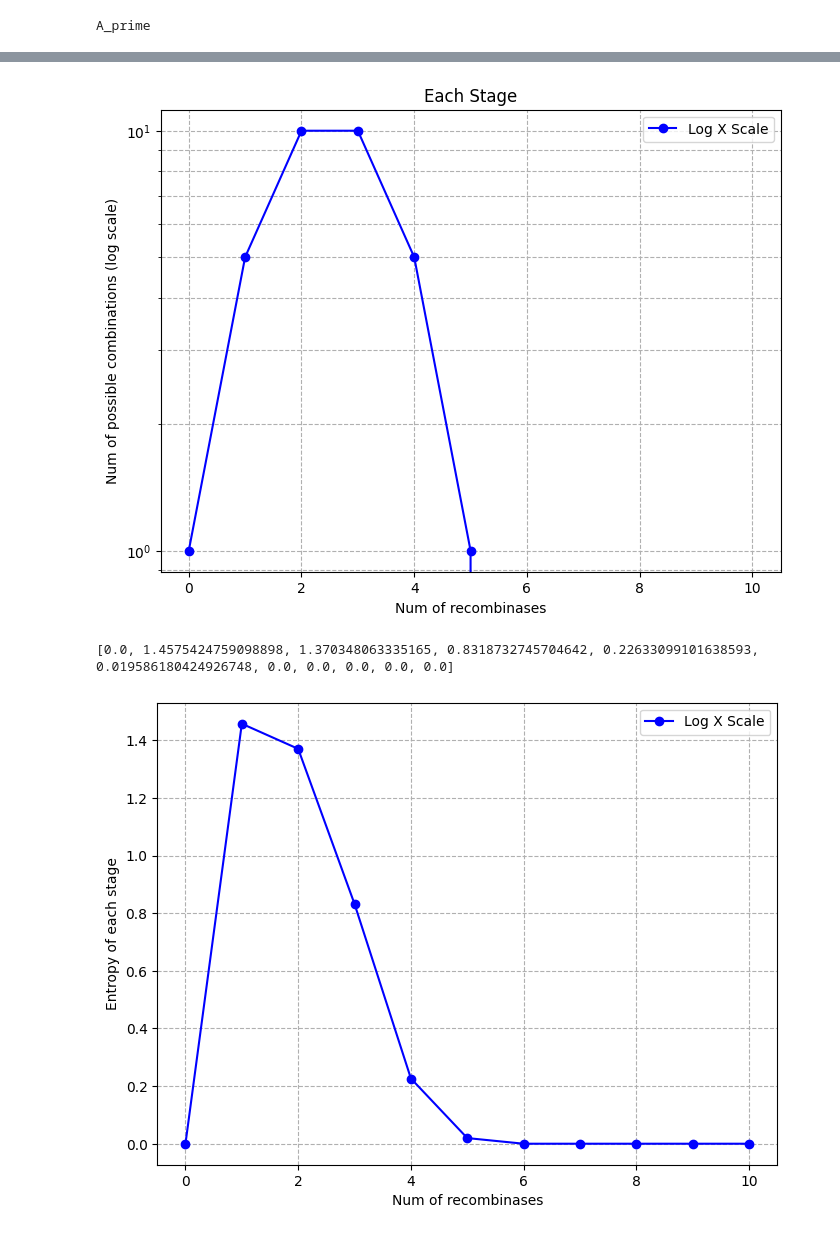
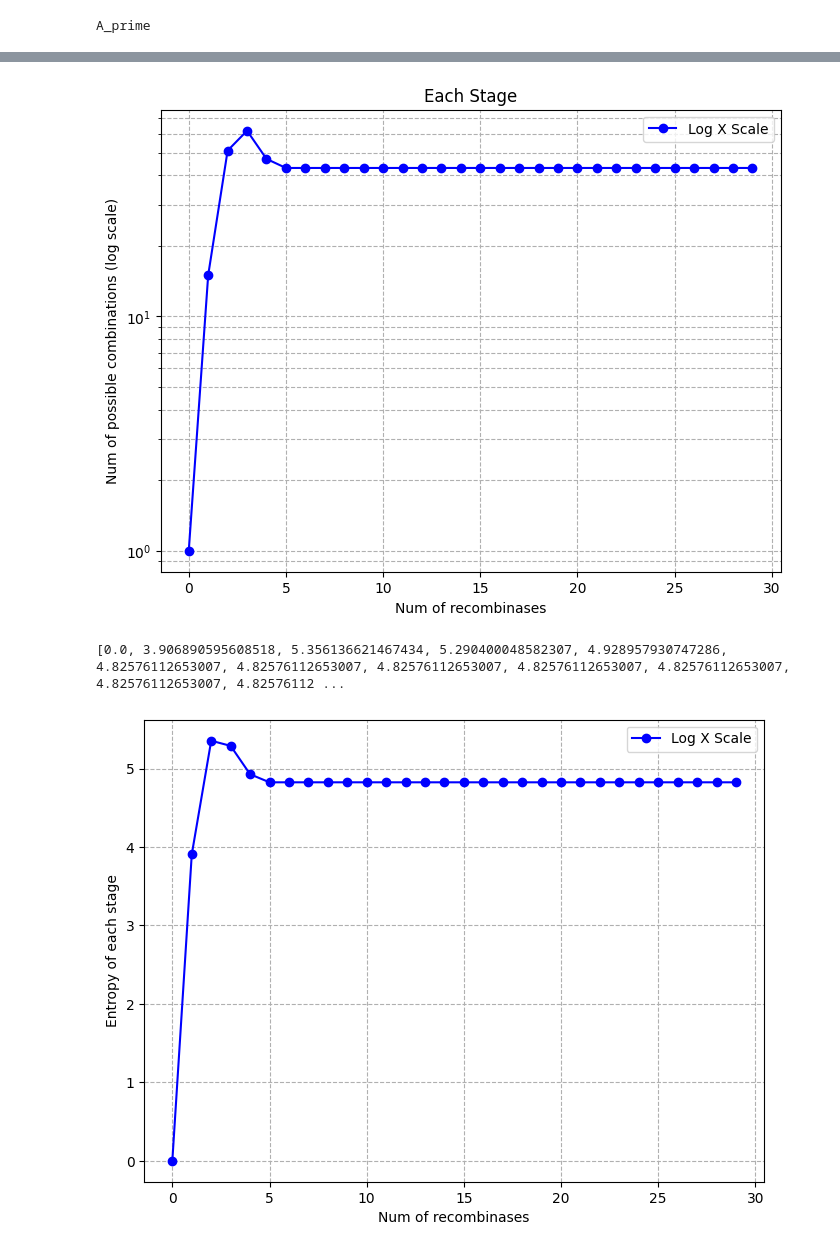
Before and after one commit to ThomasPanYongling/DNA-Recombinase, a Jupyter notebook: IS110 barcoding-absolute counting.ipynb, the cells around one changed output, grey strips where cells are left out. Cells and saved outputs as stored; diff of their text form; code cells hidden in the pictures.

```diff
--- a/IS110 barcoding-absolute counting.ipynb
+++ b/IS110 barcoding-absolute counting.ipynb
@@ -199,16 +203,14 @@ def delete_between(DNA,site_1,site_2):
 def invert_between(DNA,site_1,site_2):
     return DNA[:site_1]+inverse_composite(DNA[site_1:site_2])+DNA[site_2:]
 # %%
-
-
-def evaluate_colour_CRE(DNA,choice1,choice2):
+def evaluate_colour_IS110(DNA,choice1,choice2):
 
     num1, direction_1 = choice1
     num2, direction_2 = choice2
     #WLOG,make num 1 the smaller one
     if num1 > num2:
         num1, num2 = num2, num1
-
+        direction_1, direction_2 = direction_2, direction_1
     # Determine which function to use
 
     if direction_1 == 'forward':
@@ -274,6 +336,7 @@ def probability_calculation(DNA,pairs_pool):
 # %%
-data={}
+
 #pairs_pool=[(['A','ALPHA'],['BETA','B']),(['A','BETA_prime'],['ALPHA_prime','B']),(['A','ALPHA'],['ALPHA','A'])]
-pairs_pool=[(['A','ALPHA'],['ALPHA','A'])]
-outcome_lists= probability_calculation(initial_dna_sequence,pairs_pool)
+#pairs_pool=[(['A','ALPHA'],['ALPHA','A'])]
+pairs_pool=[(['A','ALPHA'],['B','BETA'])]
+stored_data= probability_calculation(initial_dna_sequence,pairs_pool,numberofevents=30)
 # %% [output]
@@ -291,3 +345,2 @@ stage 10 completed
 # %%
-
-stored_data=(outcome_lists)
+print(stored_data)
@@ -297,12 +349,12 @@ import numpy as np
 # %%
 x=[]
 y=[]
-for i in range(len(outcome_lists)):
+for i in range(len(stored_data)):
     x.append(i)
     if i==0:
-        y.append(len(outcome_lists[i]))
+        y.append(len(stored_data[i]))
     elif i >0:
-        y.append(len(outcome_lists[i]))
+        y.append(len(stored_data[i]))
 
 
 # Create a figure and axis
@@ -324,7 +376,7 @@ plt.title("Each Stage")
 
 plt.show()
 # %% [output]
-[figure, old version]
+[figure, new version]
 # %%
 import math
 def calculate_entropy(prob_dict):
@@ -344,34 +396,34 @@ def calculate_entropy(prob_dict):
     return entropy
 # %%
 entropy_list=[]
-for _ in outcome_lists:
+for _ in stored_data:
     entropy_list.append(calculate_entropy(_))
 print(entropy_list)
 
 x=[]
 y=[]
 for i in range(len(entropy_list)):
     x.append(i)
     y.append(entropy_list[i])
 
 
 # Create a figure and axis
 plt.figure(figsize=(8, 6))
 
 # Plot the line graph with log scale on the x-axis
 plt.plot(x, y, marker='o', linestyle='-', color='b', label='Log X Scale')
 
 # (Alternatively, for log y-axis: plt.semilogy(x, y, ...))
 # (For both axes log: plt.loglog(x, y, ...))
 
 # Add labels and title
 plt.xlabel('Num of recombinases')
 plt.ylabel('Entropy of each stage')
 plt.title
 plt.legend()
 plt.grid(True, which="both", ls="--")
 
 plt.show()
 # %% [output]
-[0.0, 1.4575424759098898, 1.370348063335165, 0.8318732745704642, 0.22633099101638593, 0.019586180424926748, 0.0, 0.0, 0.0, 0.0, 0.0]
+[0.0, 3.906890595608518, 5.356136621467434, 5.290400048582307, 4.928957930747286, 4.82576112653007, 4.82576112653007, 4.82576112653007, 4.82576112653007, 4.82576112653007, 4.82576112653007, 4.82576112 ...
-[figure, old version]
+[figure, new version]
```
Also changed, not shown: parts of 7 cells of this notebook, 2 other files.
